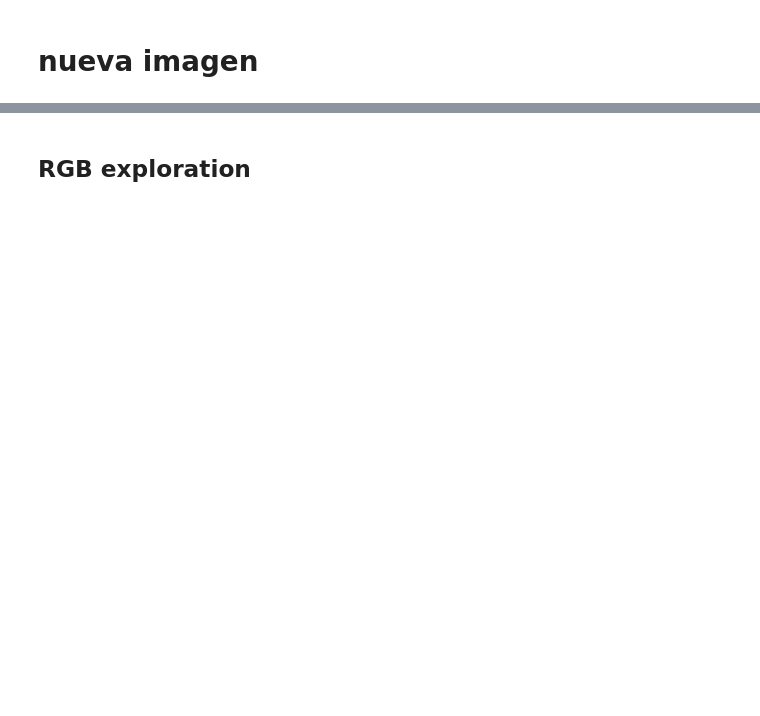
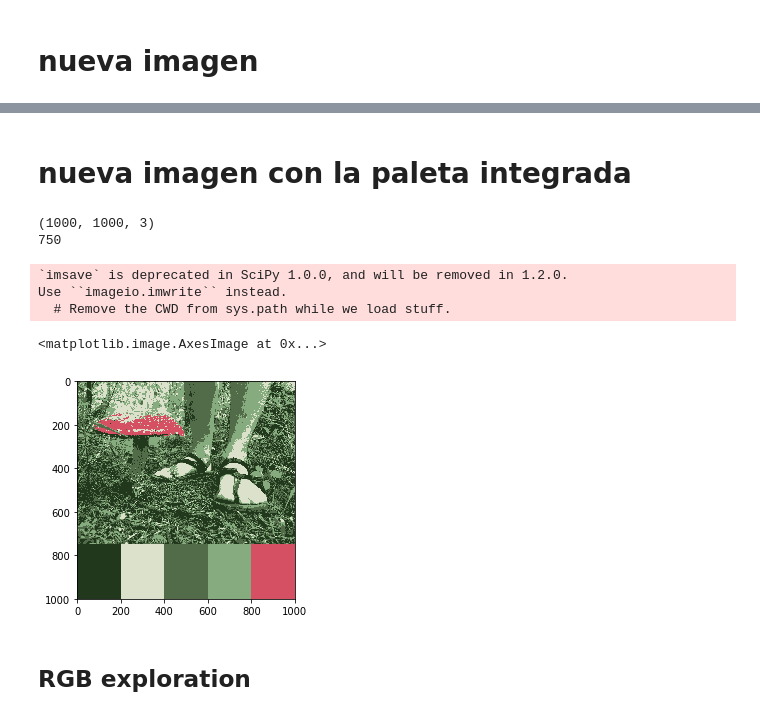
Before and after one commit to jeroaranda/notebooks, a Jupyter notebook: imageProcessing.ipynb, the cells around one changed output, grey strips where cells are left out. Cells and saved outputs as stored; diff of their text form; code cells hidden in the pictures; blank space fills up the shorter version.

```diff
--- a/imageProcessing.ipynb
+++ b/imageProcessing.ipynb
@@ -243,3 +238,25 @@ nueva_imagen()
+# %% [markdown]
+# nueva imagen con la paleta integrada
+# %%
+print(new_img.shape)
+print(ysize)
+new_img=np.zeros((xsize,xsize,3))
+slicer=(slice(0, ysize, 1), slice(0,xsize, 1),slice(0, 3, 1))
+new_img[slicer]=nueva_imagen()
+
+for i in range(n):
+    slicer=((slice(ysize, xsize, 1), slice(floor(i*xsize/n),floor((i+1)*xsize/n), 1),slice(0, 3, 1)))
+    new_img[slicer]=colors[i]
+misc.imsave(f'imageWithPalette.jpg', new_img)
+plt.imshow(new_img)
+# %% [output]
+(1000, 1000, 3)
+750
+`imsave` is deprecated in SciPy 1.0.0, and will be removed in 1.2.0.
+Use ``imageio.imwrite`` instead.
+  # Remove the CWD from sys.path while we load stuff.
+<matplotlib.image.AxesImage at 0x...>
+[figure, added]
 # %% [markdown]
 ## RGB exploration
 # %%
```
Also changed, not shown: parts of 11 cells of this notebook, 2 other files.
